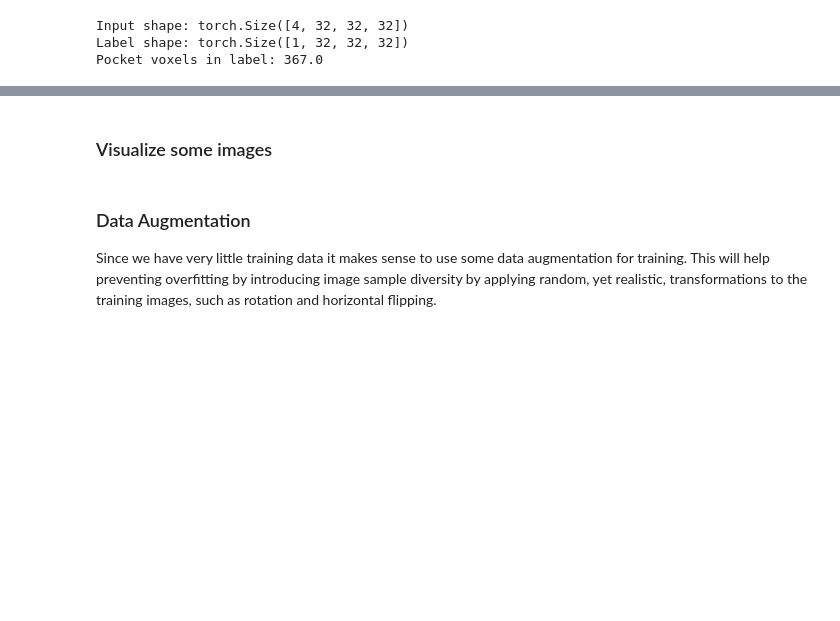
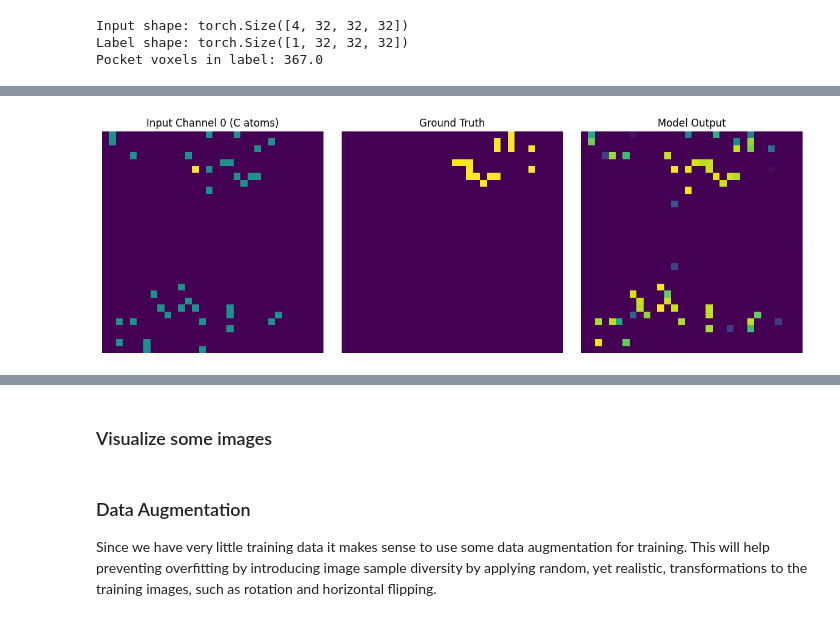
Before and after one commit to ivonsc/fastatools, a Jupyter notebook: CNN_Pocket_Prediction.ipynb, the cells around one changed output, grey strips where cells are left out. Saved outputs shown, nothing was run; the diff lists cells and outputs as text; code cells hidden in the pictures; blank space fills up the shorter version.

```diff
--- a/CNN_Pocket_Prediction.ipynb
+++ b/CNN_Pocket_Prediction.ipynb
@@ -567,0 +555,18 @@ def dice_loss(pred, target, smooth=1e-8):
+# %%
+device = torch.device("cuda" if torch.cuda.is_available() else "cpu")
+model = model.to(device)
+# %%
+import time
+start = time.time()
+
+for i, (X, Y) in enumerate(loader):
+    X, Y = X.to(device), Y.to(device)
+    preds = model(X)
+    loss = dice_loss(preds, Y)
+
+    optimizer.zero_grad()
+    loss.backward()
+    optimizer.step()
+
+    print(f"Batch {i+1} time: {time.time() - start:.2f}s")
+    start = time.time()
@@ -568,9 +575,8 @@ def dice_loss(pred, target, smooth=1e-8):
 # %%
-model = Pocket3DCNN(in_channels=4)
 optimizer = torch.optim.Adam(model.parameters(), lr=1e-3)
 loss_fn = torch.nn.BCELoss()
 # Training loop
-num_epochs = 10
+num_epochs = 1
 for epoch in range(num_epochs):
     model.train()
     total_loss = 0
@@ -601,6 +602,28 @@ X_input = X.unsqueeze(0)
 model.eval()
 with torch.no_grad():
     preds = model(X_input)[0]
+# %%
+# Pick a Z slice that contains pocket voxels
+nonzero_voxels = torch.nonzero(Y[0])
+slice_idx = nonzero_voxels[0][1] if len(nonzero_voxels) > 0 else 16  # fallback to center
+
+fig, axs = plt.subplots(1, 3, figsize=(12, 4))
+
+axs[0].imshow(X[0, slice_idx, :, :].detach().numpy())
+axs[0].set_title("Input Channel 0 (C atoms)")
+
+axs[1].imshow(Y[0, slice_idx, :, :].detach().numpy())
+axs[1].set_title("Ground Truth")
+
+axs[2].imshow(preds[0, slice_idx, :, :].detach().numpy())
+axs[2].set_title("Model Output")
+
+for ax in axs:
+    ax.axis("off")
+plt.tight_layout()
+plt.show()
+# %% [output]
+[figure, added]
 # %%
 from torch.utils.data import random_split
 
```
Also changed, not shown: parts of 19 cells of this notebook.
